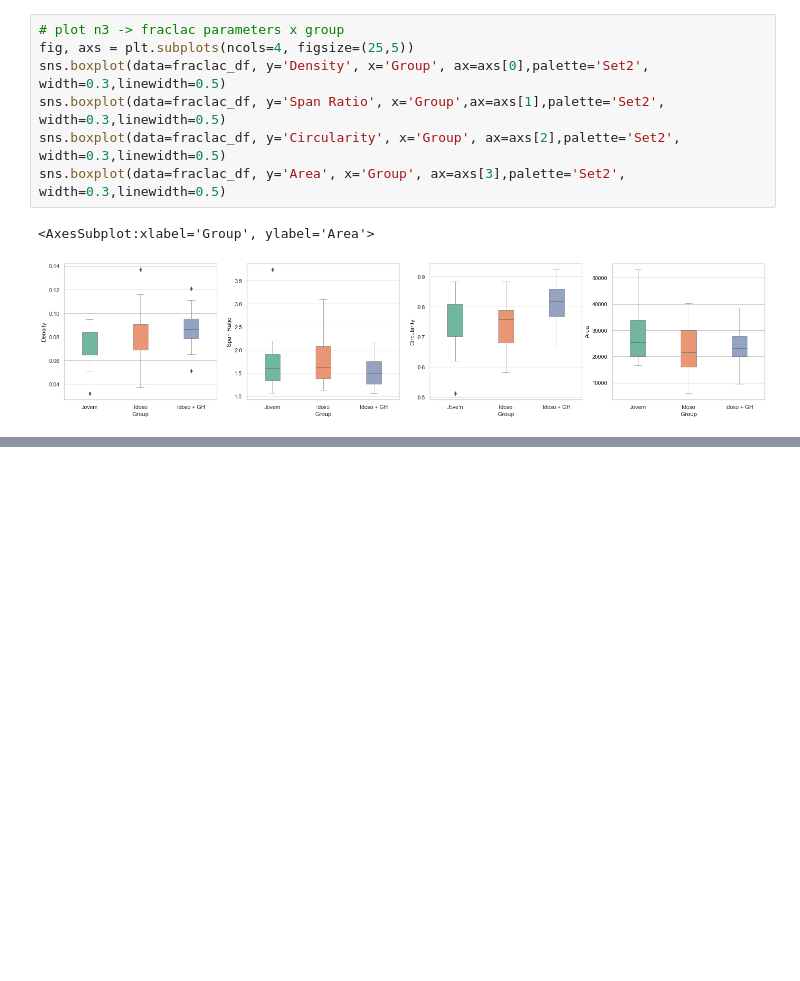
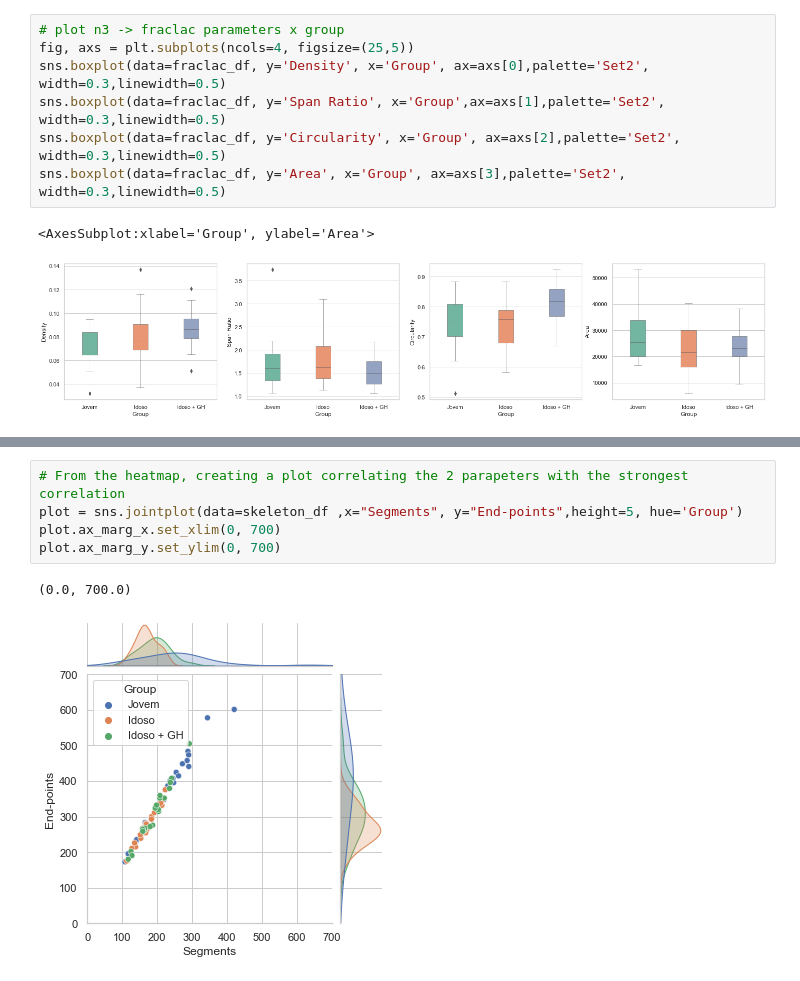
Before and after one commit to marinalemosc/prog_microglia, a Jupyter notebook: prog_microglia.ipynb, the cells around one changed output, grey strips where cells are left out. Saved outputs shown, nothing was run; the diff lists cells and outputs as text; blank space fills up the shorter version.

Commit message:
Add plot n6 -> parameters with the strongest corr

```diff
--- a/prog_microglia.ipynb
+++ b/prog_microglia.ipynb
@@ -77,0 +78,8 @@ sns.heatmap(corr_df, xticklabels=corr_df.columns, yticklabels=corr_df.columns, c
+# %%
+# From the heatmap, creating a plot correlating the 2 parapeters with the strongest correlation
+plot = sns.jointplot(data=skeleton_df ,x="Segments", y="End-points",height=5, hue='Group')
+plot.ax_marg_x.set_xlim(0, 700)
+plot.ax_marg_y.set_ylim(0, 700)
+# %% [output]
+(0.0, 700.0)
+[figure, added]
```
Also changed, not shown: parts of 3 cells of this notebook.
